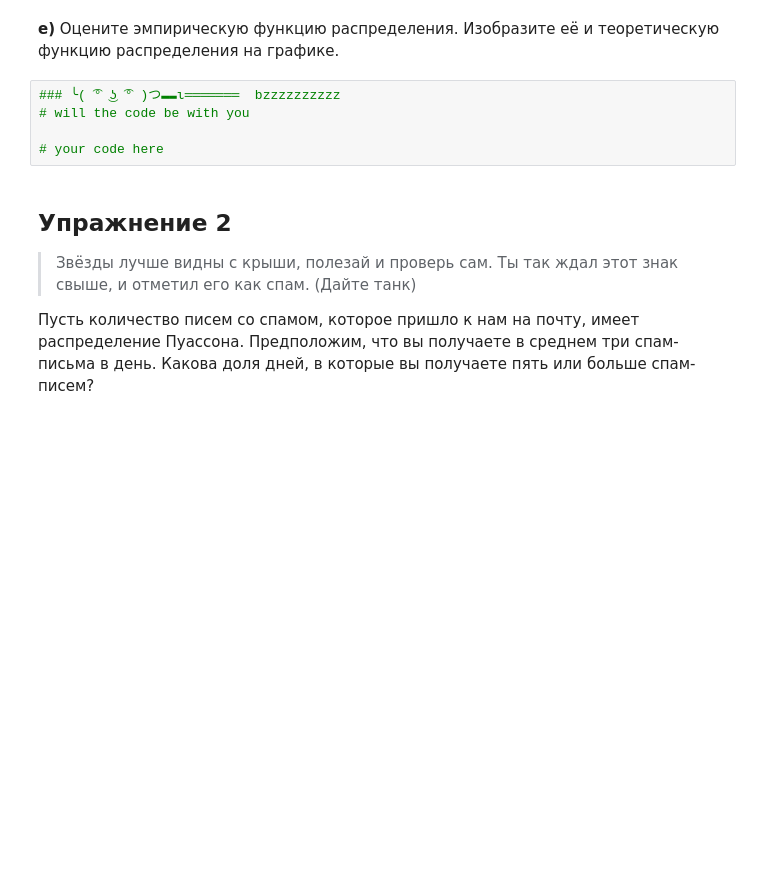
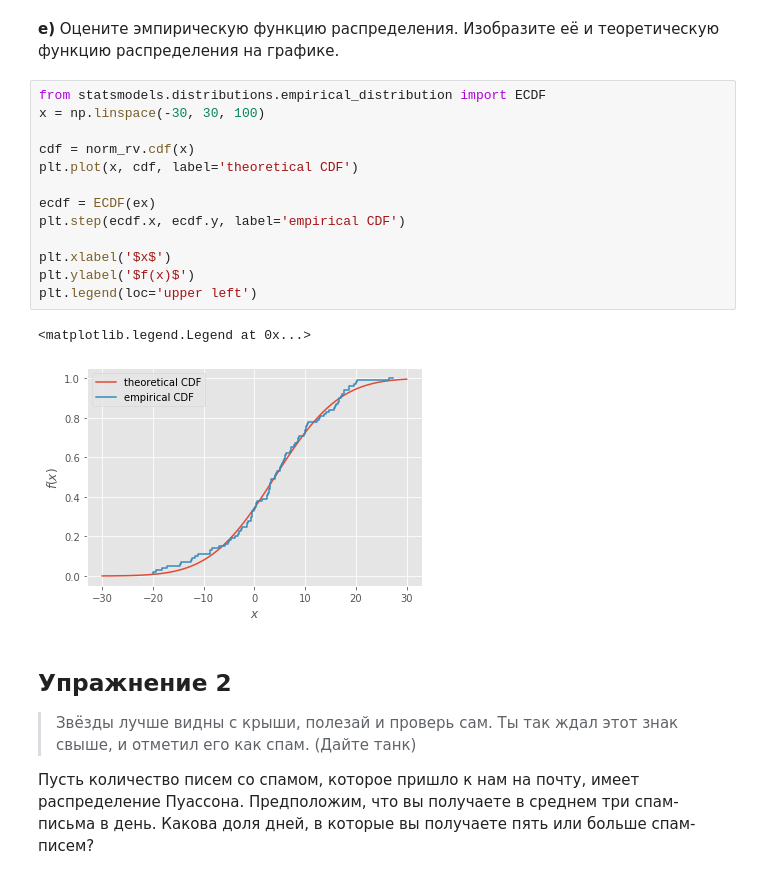
Before and after one commit to freefly-girl/test-for-vscode, a Jupyter notebook: week1/hw01_distributions.ipynb, the cells around one changed output. Drawn from its saved outputs; the diff is of its cells as text; blank space fills up the shorter version.

```diff
--- a/week1/hw01_distributions.ipynb
+++ b/week1/hw01_distributions.ipynb
@@ -80,10 +95,21 @@ __д)__ Сгенерируйте выборку размера $100$. Постр
 # %% [markdown]
 __е)__ Оцените эмпирическую функцию распределения. Изобразите её и теоретическую функцию распределения на графике.
-# %%
-### ╰( ͡° ͜ʖ ͡° )つ▬▬ι═══════  bzzzzzzzzzz
-# will the code be with you
-
-# your code here
+# %%
+from statsmodels.distributions.empirical_distribution import ECDF
+x = np.linspace(-30, 30, 100)
+
+cdf = norm_rv.cdf(x)
+plt.plot(x, cdf, label='theoretical CDF')
+
+ecdf = ECDF(ex)
+plt.step(ecdf.x, ecdf.y, label='empirical CDF')
+
+plt.xlabel('$x$')
+plt.ylabel('$f(x)$')
+plt.legend(loc='upper left')
+# %% [output]
+<matplotlib.legend.Legend at 0x...>
+[figure, added]
 # %% [markdown]
 ## Упражнение 2
 
```
Also changed, not shown: parts of 15 cells of this notebook.
